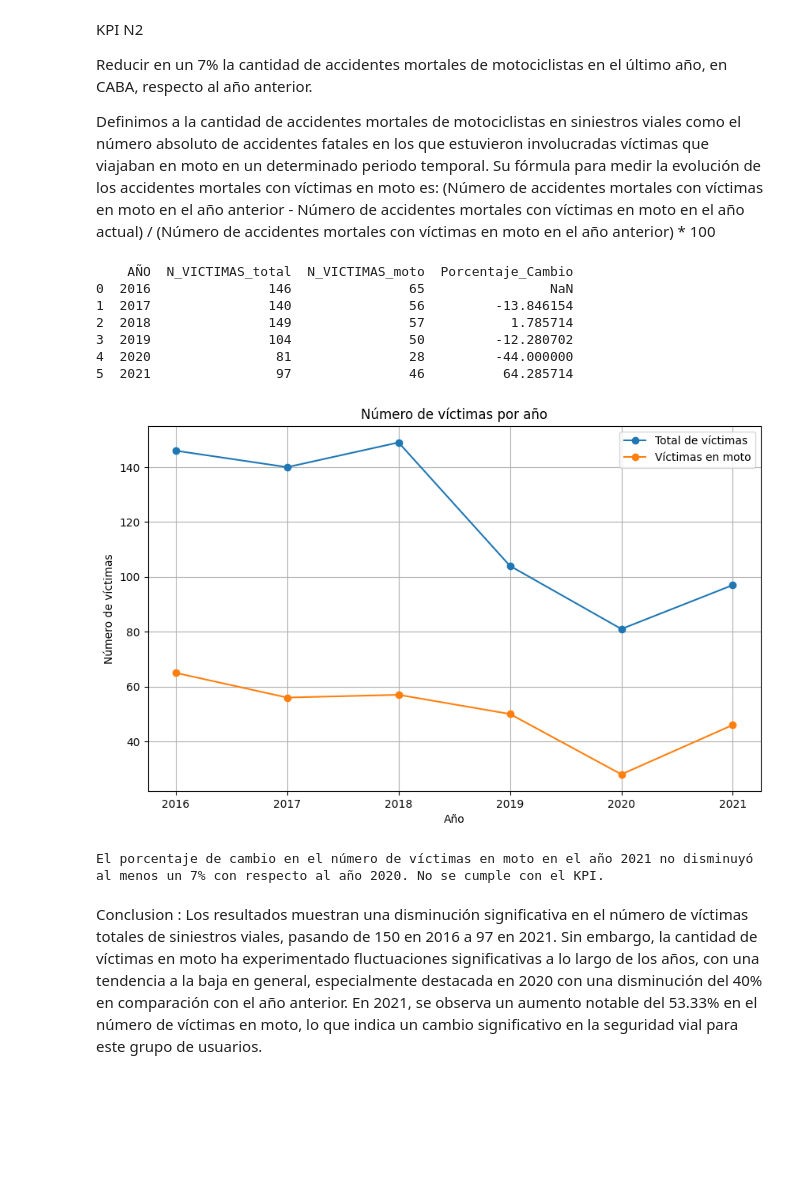
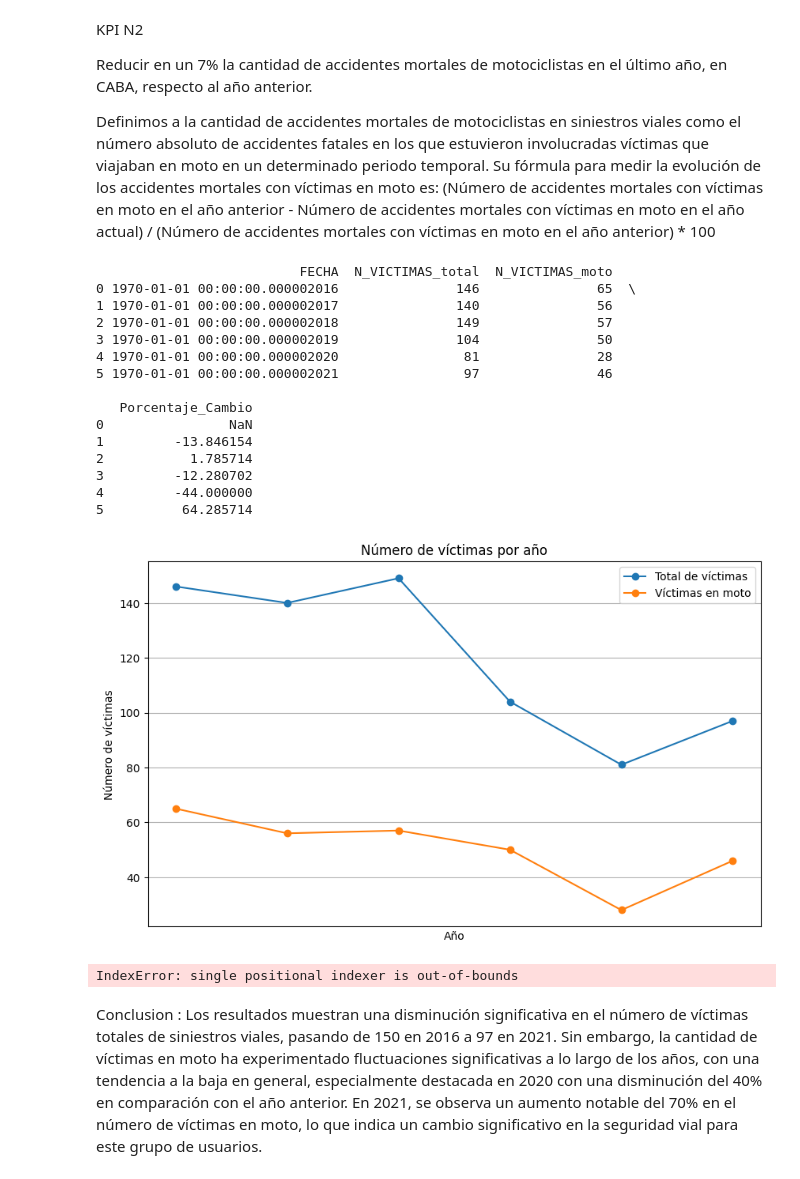
Before and after one commit to CintiaVeron/PI2_SiniestrosViales, a Jupyter notebook: EDA.ipynb, the cells around one changed output. Saved outputs shown, nothing was run; the diff lists cells and outputs as text; code cells hidden in the pictures; blank space fills up the shorter version.

```diff
--- a/EDA.ipynb
+++ b/EDA.ipynb
@@ -147,0 +166,6 @@ Edad numerico
+# %%
+# Por ejemplo, si 'SD' fue un error tipográfico y debería ser '00:00:00'
+df_homicidios.loc[df_homicidios['HORA'] == 'SD', 'HORA'] = '00:00:00'
+# %%
+# Por ejemplo, si 'SD' fue un error tipográfico y debería ser '00:00:00'
+df_homicidios.loc[df_homicidios['EDAD'] == 'SD', 'EDAD'] = '0'
@@ -168,23 +205,3 @@ memory usage: 108.8+ KB
-# %%
-# Por ejemplo, si 'SD' fue un error tipográfico y debería ser '00:00:00'
-df_sin_duplicados.loc[df_sin_duplicados['HORA'] == 'SD', 'HORA'] = '00:00:00'
-# %%
-df_sin_duplicados = df_sin_duplicados.copy()  # Crear una copia explícita del DataFrame
-
-# Convertir la columna 'Nro Victimas' a tipo numérico
-df_sin_duplicados['N_VICTIMAS'] = pd.to_numeric(df_sin_duplicados['N_VICTIMAS'], errors='coerce')
-
-# Convertir la columna 'Fecha' a tipo fecha
-df_sin_duplicados['FECHA'] = pd.to_datetime(df_sin_duplicados['FECHA'])
-
-# Convertir la columna 'hora' a tipo hora
-df_sin_duplicados['HORA'] = pd.to_datetime(df_sin_duplicados['HORA'], format='%H:%M:%S').dt.time
-
-# Convertir la columna 'comuna' a tipo numérico
-df_sin_duplicados['COMUNA'] = pd.to_numeric(df_sin_duplicados['COMUNA'], errors='coerce')
-
-# Convertir la columna 'Edad' a tipo numérico
-df_sin_duplicados['EDAD'] = pd.to_numeric(df_sin_duplicados['EDAD'], errors='coerce')
 # %%
 
 #MANEJO DE OUTLIERS
@@ -527,52 +530,61 @@ Definimos a la cantidad de accidentes mortales de motociclistas en siniestros vi
 # %%
 # Filtrar los datos solo para las víctimas en moto
 datos_moto = df_sin_duplicados[df_sin_duplicados['VICTIMA'] == 'MOTO']
 
-# Extraer el año de la fecha
-df_sin_duplicados['AÑO'] = df_sin_duplicados['FECHA'].dt.year
+
+
+
 
 # Agrupar por año y sumar el número total de víctimas y el número de víctimas en moto
-victimas_por_año = df_sin_duplicados.groupby('AÑO')['N_VICTIMAS'].sum().reset_index()
-victimas_moto_por_año = datos_moto.groupby('AÑO')['N_VICTIMAS'].sum().reset_index()
+victimas_por_año = df_sin_duplicados.groupby('FECHA')['N_VICTIMAS'].sum().reset_index()
+victimas_moto_por_año = datos_moto.groupby('FECHA')['N_VICTIMAS'].sum().reset_index()
 
 # Fusionar los DataFrames para tener ambos conjuntos de datos en uno solo
-resultado = pd.merge(victimas_por_año, victimas_moto_por_año, on='AÑO', suffixes=('_total', '_moto'))
+resultado = pd.merge(victimas_por_año, victimas_moto_por_año, on='FECHA', suffixes=('_total', '_moto'))
 
 # Calcular el porcentaje de cambio entre el año actual y el año anterior para las víctimas en moto
 resultado['Porcentaje_Cambio'] = resultado['N_VICTIMAS_moto'].pct_change() * 100
 
 # Mostrar el DataFrame resultante
 print(resultado)
 
 # Graficar el número total de víctimas y el número de víctimas en moto por año
 plt.figure(figsize=(10, 6))
-plt.plot(resultado['AÑO'], resultado['N_VICTIMAS_total'], label='Total de víctimas', marker='o')
-plt.plot(resultado['AÑO'], resultado['N_VICTIMAS_moto'], label='Víctimas en moto', marker='o')
+plt.plot(resultado['FECHA'], resultado['N_VICTIMAS_total'], label='Total de víctimas', marker='o')
+plt.plot(resultado['FECHA'], resultado['N_VICTIMAS_moto'], label='Víctimas en moto', marker='o')
 plt.title('Número de víctimas por año')
 plt.xlabel('Año')
 plt.ylabel('Número de víctimas')
 plt.legend()
 plt.grid(True)
 plt.show()
 
 # Verificar si el porcentaje de cambio en el número de víctimas en moto en el año 2021 disminuyó al menos un 7% con respecto al año 2020
-if resultado.loc[resultado['AÑO'] == 2021, 'Porcentaje_Cambio'].iloc[0] <= -7:
+if resultado.loc[resultado['FECHA'] == 2021, 'Porcentaje_Cambio'].iloc[0] <= -7:
     print("El porcentaje de cambio en el número de víctimas en moto en el año 2021 disminuyó al menos un 7% con respecto al año 2020. Se cumple con el KPI.")
 else:
     print("El porcentaje de cambio en el número de víctimas en moto en el año 2021 no disminuyó al menos un 7% con respecto al año 2020. No se cumple con el KPI.")
 # %% [output]
-    AÑO  N_VICTIMAS_total  N_VICTIMAS_moto  Porcentaje_Cambio
-0  2016               146               65                NaN
-1  2017               140               56         -13.846154
-2  2018               149               57           1.785714
-3  2019               104               50         -12.280702
-4  2020                81               28         -44.000000
-5  2021                97               46          64.285714
+                          FECHA  N_VICTIMAS_total  N_VICTIMAS_moto
+0 1970-01-01 00:00:00.000002016               146               65  \
+1 1970-01-01 00:00:00.000002017               140               56
+2 1970-01-01 00:00:00.000002018               149               57
+3 1970-01-01 00:00:00.000002019               104               50
+4 1970-01-01 00:00:00.000002020                81               28
+5 1970-01-01 00:00:00.000002021                97               46
+
+   Porcentaje_Cambio
+0                NaN
+1         -13.846154
+2           1.785714
+3         -12.280702
+4         -44.000000
+5          64.285714
-[figure, old version]
+[figure, new version]
-El porcentaje de cambio en el número de víctimas en moto en el año 2021 no disminuyó al menos un 7% con respecto al año 2020. No se cumple con el KPI.
+IndexError: single positional indexer is out-of-bounds
 # %% [markdown]
 
 Conclusion :
-Los resultados muestran una disminución significativa en el número de víctimas totales de siniestros viales, pasando de 150 en 2016 a 97 en 2021. Sin embargo, la cantidad de víctimas en moto ha experimentado fluctuaciones significativas a lo largo de los años, con una tendencia a la baja en general, especialmente destacada en 2020 con una disminución del 40% en comparación con el año anterior. En 2021, se observa un aumento notable del 53.33% en el número de víctimas en moto, lo que indica un cambio significativo en la seguridad vial para este grupo de usuarios.
+Los resultados muestran una disminución significativa en el número de víctimas totales de siniestros viales, pasando de 150 en 2016 a 97 en 2021. Sin embargo, la cantidad de víctimas en moto ha experimentado fluctuaciones significativas a lo largo de los años, con una tendencia a la baja en general, especialmente destacada en 2020 con una disminución del 40% en comparación con el año anterior. En 2021, se observa un aumento notable del 70% en el número de víctimas en moto, lo que indica un cambio significativo en la seguridad vial para este grupo de usuarios.
 # %% [markdown]
 KPI n3
```
Also changed, not shown: parts of 20 cells of this notebook, 5 other files.
